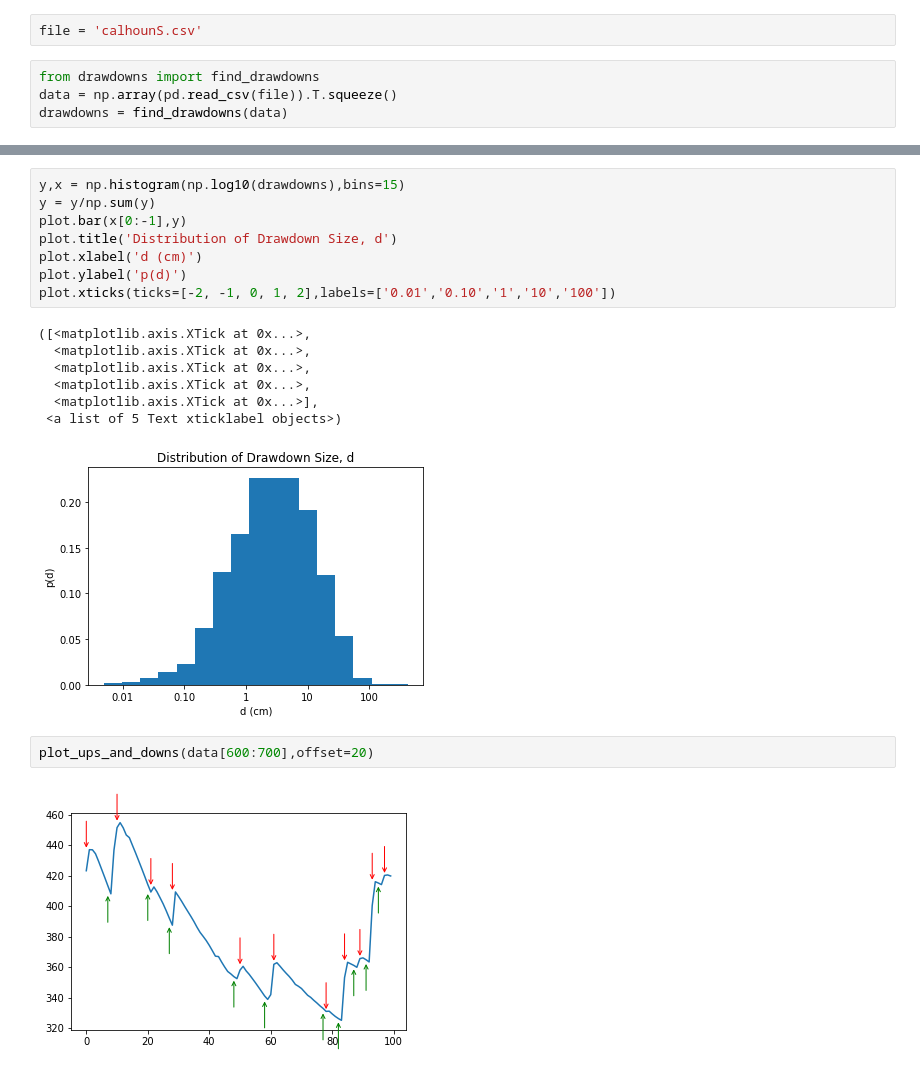
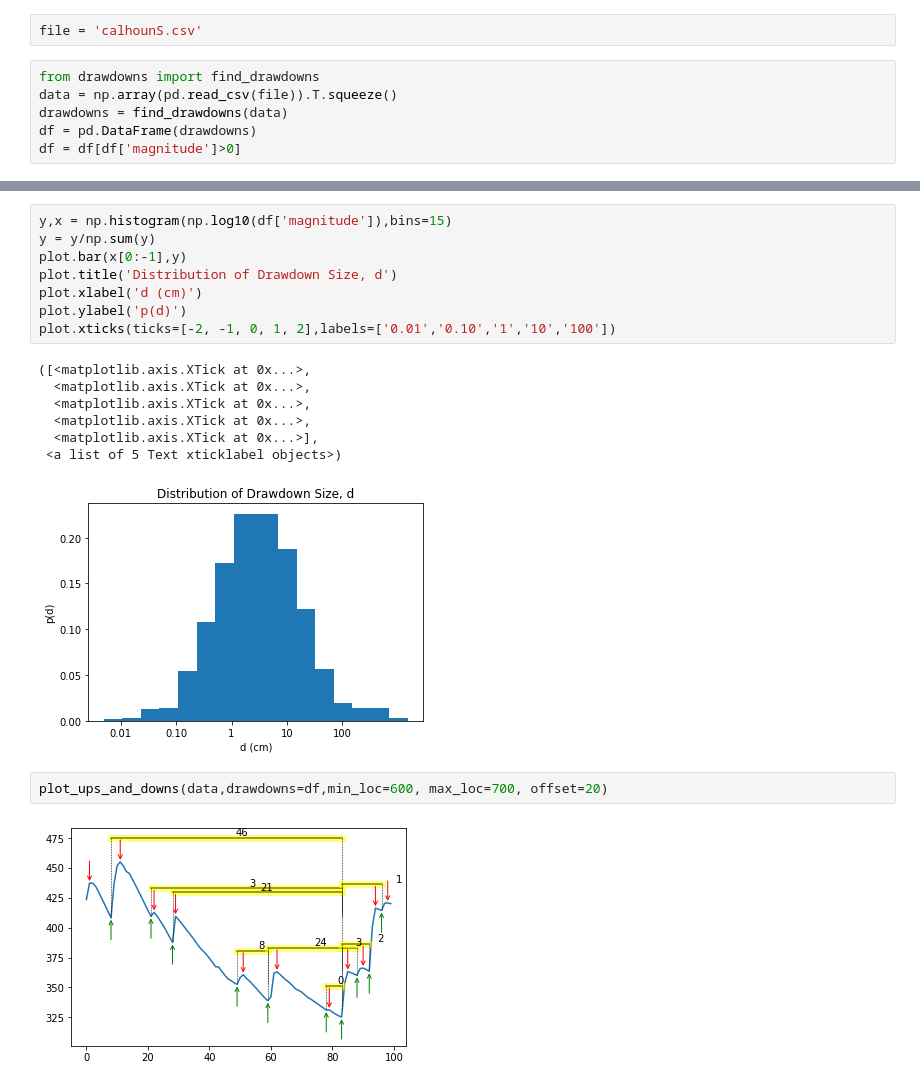
Before and after one commit to ecohydro/drawdowns, a Jupyter notebook: Drawdowns.ipynb, the cells around one changed output, grey strips where cells are left out. Cells and saved outputs as stored; diff of their text form.

Commit message:
corrected drawdown calculations

```diff
--- a/Drawdowns.ipynb
+++ b/Drawdowns.ipynb
@@ -9,4 +8,6 @@ file = 'calhounS.csv'
 from drawdowns import find_drawdowns
 data = np.array(pd.read_csv(file)).T.squeeze()
 drawdowns = find_drawdowns(data)
+df = pd.DataFrame(drawdowns)
+df = df[df['magnitude']>0]
 # %% [output]
@@ -45,5 +96,5 @@ Text(0.5, 1.0, 'CDF of Drawdown Sizes, F(d)')
 # %%
-y,x = np.histogram(np.log10(drawdowns),bins=15)
+y,x = np.histogram(np.log10(df['magnitude']),bins=15)
 y = y/np.sum(y)
 plot.bar(x[0:-1],y)
 plot.title('Distribution of Drawdown Size, d')
@@ -57,8 +108,8 @@ plot.xticks(ticks=[-2, -1, 0, 1, 2],labels=['0.01','0.10','1','10','100'])
   <matplotlib.axis.XTick at 0x...>,
   <matplotlib.axis.XTick at 0x...>],
  <a list of 5 Text xticklabel objects>)
-[figure, old version]
+[figure, new version]
 # %%
-plot_ups_and_downs(data[600:700],offset=20)
+plot_ups_and_downs(data,drawdowns=df,min_loc=600, max_loc=700, offset=20)
 # %% [output]
-[figure, old version]
+[figure, new version]
```
Also changed, not shown: parts of 5 cells of this notebook, 1 other file.
